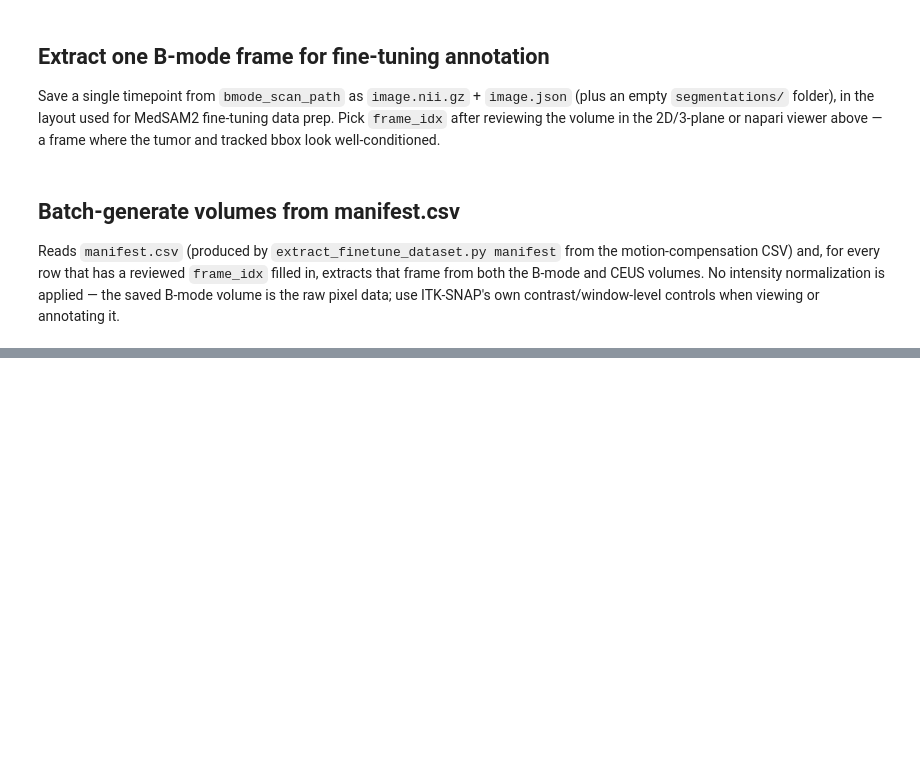
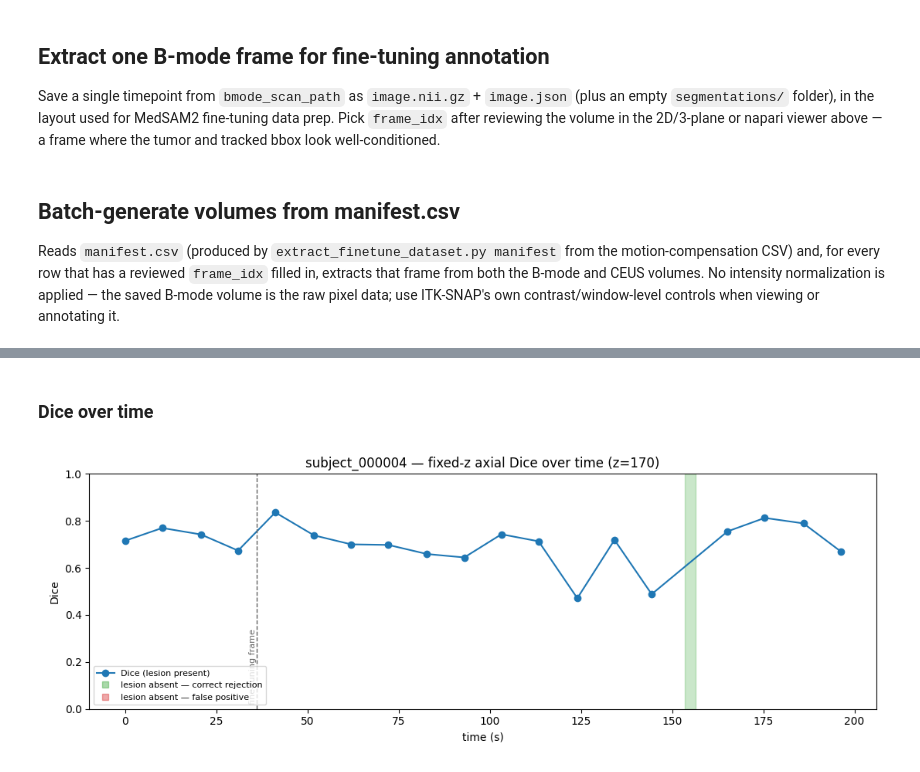
Before and after one commit to QuantUS-OpenSource/QuantUS-Backend-CEUS, a Jupyter notebook: CLI-Demos/MedSam2_fineTuning_extract.ipynb, the cells around one changed output, grey strips where cells are left out. Drawn from its saved outputs; the diff is of its cells as text; code cells hidden in the pictures; blank space fills up the shorter version.

```diff
--- a/CLI-Demos/MedSam2_fineTuning_extract.ipynb
+++ b/CLI-Demos/MedSam2_fineTuning_extract.ipynb
@@ -151,0 +390,16 @@ extract_all(manifest_path, output_root)
+# %%
+import pandas as pd
+
+df = pd.DataFrame(rows)
+display(df[["source_frame_index", "time_s", "gt_area_mm2", "pred_area_mm2",
+            "dice", "iou", "z_in_tracked_bbox", "outcome"]])
+
+summary = summarize_2d_scores(rows)
+print(f"lesion present ({summary['n_lesion_present']} frames): "
+      f"mean Dice {summary['mean_dice']:.3f}, median {summary['median_dice']:.3f}, "
+      f"mean IoU {summary['mean_iou']:.3f}")
+print(f"lesion absent  ({summary['n_lesion_absent']} frames): "
+      f"specificity {summary['specificity']:.2f} "
+      f"({summary['n_correct_rejection']}/{summary['n_lesion_absent']} correct rejections, "
+      f"{summary['n_rejection_outside_bbox']} of them structural), "
+      f"mean false-positive area {summary['mean_false_positive_mm2']:.1f} mm²")
@@ -151,0 +469,30 @@ extract_all(manifest_path, output_root)
+# %% [markdown]
+### Dice over time
+# %%
+import matplotlib.pyplot as plt
+from medsam2_2d_temporal_roi import load_2d_case
+
+present = df[~df.gt_empty]
+absent  = df[df.gt_empty]
+
+fig, ax = plt.subplots(figsize=(11, 4))
+ax.plot(present.time_s, present.dice, "o-", color="C0", label="Dice (lesion present)")
+for r in absent.itertuples():
+    ax.axvspan(r.time_s - 1.5, r.time_s + 1.5,
+               color=("C2" if r.pred_empty else "C3"), alpha=0.25)
+ax.plot([], [], "s", color="C2", alpha=0.4, label="lesion absent — correct rejection")
+ax.plot([], [], "s", color="C3", alpha=0.4, label="lesion absent — false positive")
+
+case_meta = load_2d_case(case_dir)
+ft, rate = case_meta.get("finetune_frame_idx"), case_meta.get("frame_rate_hz")
+if ft is not None and rate:
+    ax.axvline(ft / rate, color="0.4", ls="--", lw=1)
+    ax.annotate("fine-tuning frame", (ft / rate, 0.02),
+                rotation=90, fontsize=8, color="0.4", va="bottom", ha="right")
+
+ax.set_ylim(0, 1); ax.set_xlabel("time (s)"); ax.set_ylabel("Dice")
+ax.set_title(f"{annotator.subject_id} — fixed-z axial Dice over time (z={annotator.z})")
+ax.legend(loc="lower left", fontsize=8)
+plt.tight_layout(); plt.show()
+# %% [output]
+[figure, added]
```
Also changed, not shown: parts of 25 cells of this notebook, 10 other files.
